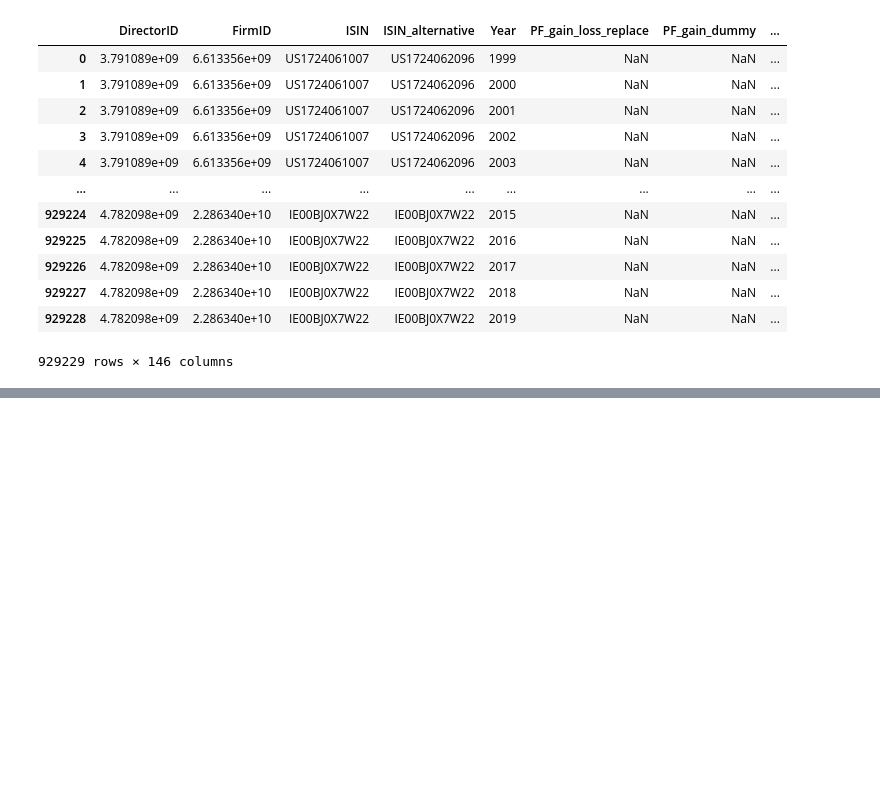
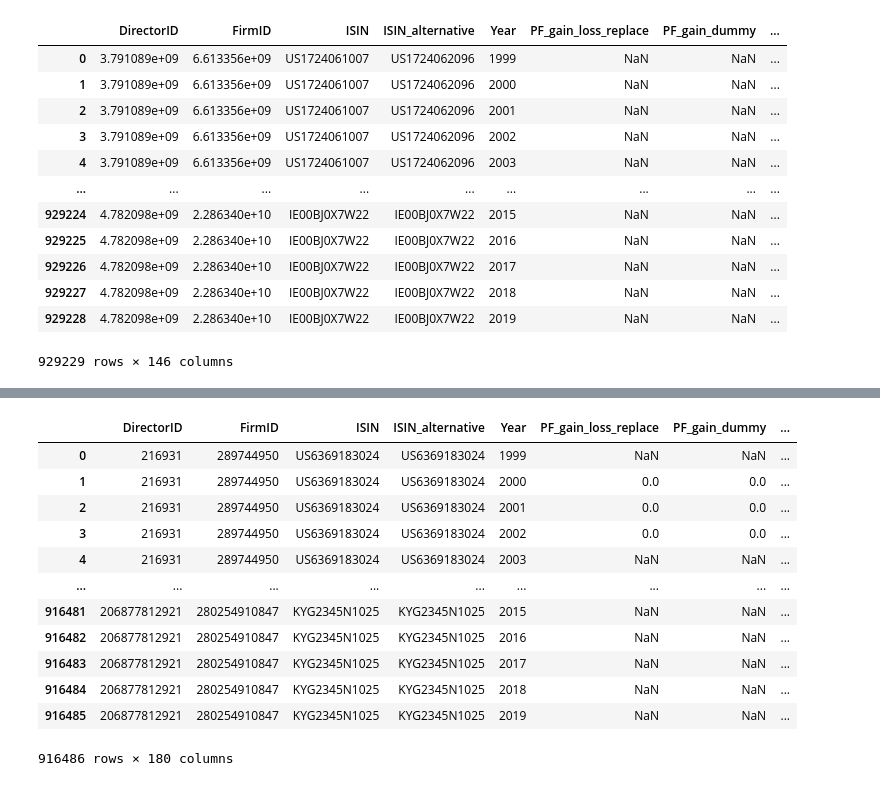
Before and after one commit to hannez11/director-project, a Jupyter notebook: merge notebooks/merge_variables.ipynb, the cells around one changed output, grey strips where cells are left out. Cells and saved outputs as stored; diff of their text form; code cells hidden in the pictures; blank space fills up the shorter version.

```diff
--- a/merge notebooks/merge_variables.ipynb
+++ b/merge notebooks/merge_variables.ipynb
@@ -518,0 +657,10 @@ df_director_firm_year_merge_numberofdirs.to_csv(r"F:\Downloads\director-firm-yea
+# %%
+import pandas as pd
+import numpy as np
+pd.options.mode.chained_assignment = None  # default='warn'
+pd.set_option('display.max_columns', None)
+
+df_industry = pd.read_excel(r"D:\Docs\Dokumente\WMA\Projects\5 Directors\Data\Vars\SIC.xlsx")
+# df_final = pd.read_csv(r"F:\Downloads\0103director-firm-years_v2.csv", sep=";", decimal='.')
+
+df_industry.head()
@@ -518,0 +674,17 @@ df_director_firm_year_merge_numberofdirs.to_csv(r"F:\Downloads\director-firm-yea
+# %%
+df_final = df_final.merge(df_industry, how="left", on=["ISIN"])
+df_final
+# %% [output]
+|  | DirectorID | FirmID | ISIN | ISIN_alternative | Year | PF_gain_loss_replace | PF_gain_dummy | ... |
+| 0 | 216931 | 289744950 | US6369183024 | US6369183024 | 1999 | NaN | NaN | ... |
+| 1 | 216931 | 289744950 | US6369183024 | US6369183024 | 2000 | 0.0 | 0.0 | ... |
+| 2 | 216931 | 289744950 | US6369183024 | US6369183024 | 2001 | 0.0 | 0.0 | ... |
+| 3 | 216931 | 289744950 | US6369183024 | US6369183024 | 2002 | 0.0 | 0.0 | ... |
+| 4 | 216931 | 289744950 | US6369183024 | US6369183024 | 2003 | NaN | NaN | ... |
+| ... | ... | ... | ... | ... | ... | ... | ... | ... |
+| 916481 | 206877812921 | 280254910847 | KYG2345N1025 | KYG2345N1025 | 2015 | NaN | NaN | ... |
+| 916482 | 206877812921 | 280254910847 | KYG2345N1025 | KYG2345N1025 | 2016 | NaN | NaN | ... |
+| 916483 | 206877812921 | 280254910847 | KYG2345N1025 | KYG2345N1025 | 2017 | NaN | NaN | ... |
+| 916484 | 206877812921 | 280254910847 | KYG2345N1025 | KYG2345N1025 | 2018 | NaN | NaN | ... |
+| 916485 | 206877812921 | 280254910847 | KYG2345N1025 | KYG2345N1025 | 2019 | NaN | NaN | ... |
+916486 rows × 180 columns
```
Also changed, not shown: parts of 12 cells of this notebook, 2 other files.
